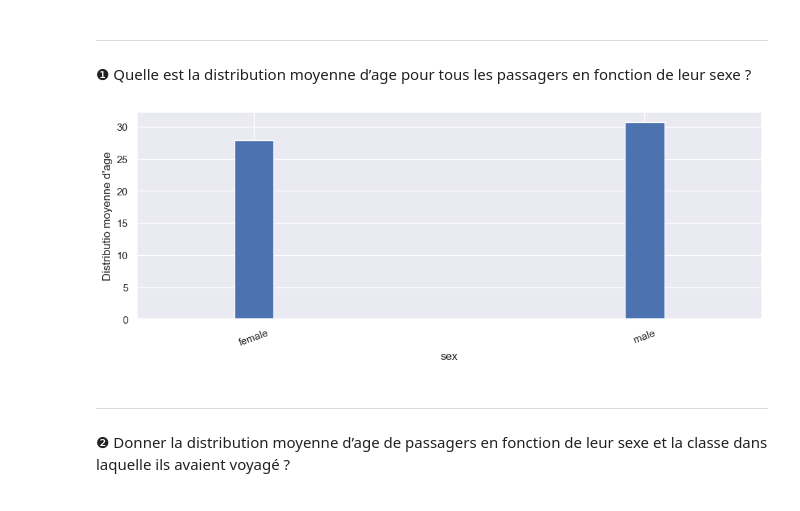
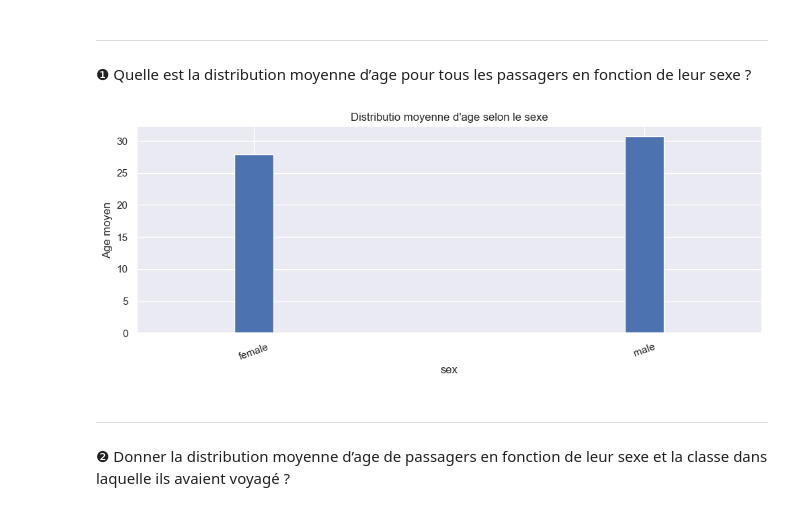
Before and after one commit to OusmanHamit/D.I.T, a Jupyter notebook: tp_groupby2.ipynb, the cells around one changed output. Saved outputs shown, nothing was run; the diff lists cells and outputs as text; code cells hidden in the pictures.

```diff
--- a/tp_groupby2.ipynb
+++ b/tp_groupby2.ipynb
@@ -28,12 +26,12 @@ fonction de leur sexe ?
 grouped = df.groupby(['sex'])['age'].mean()
 # %%
-
-df.groupby(['sex'])['age'].mean().plot(kind = 'bar', width = .1)
+df.groupby(['sex'])['age'].mean().plot(kind='bar', width=.1)
 plt.xticks(rotation = 20)
-plt.ylabel('Distributio moyenne d\'age')
+plt.ylabel('Age moyen')
+plt.title("Distributio moyenne d'age selon le sexe")
 plt.show()
 # %% [output]
-[figure, old version]
+[figure, new version]
 # %% [markdown]
 ---
 ❷ Donner la distribution moyenne d’age de passagers en fonction de leur
```
Also changed, not shown: parts of 16 cells of this notebook.
